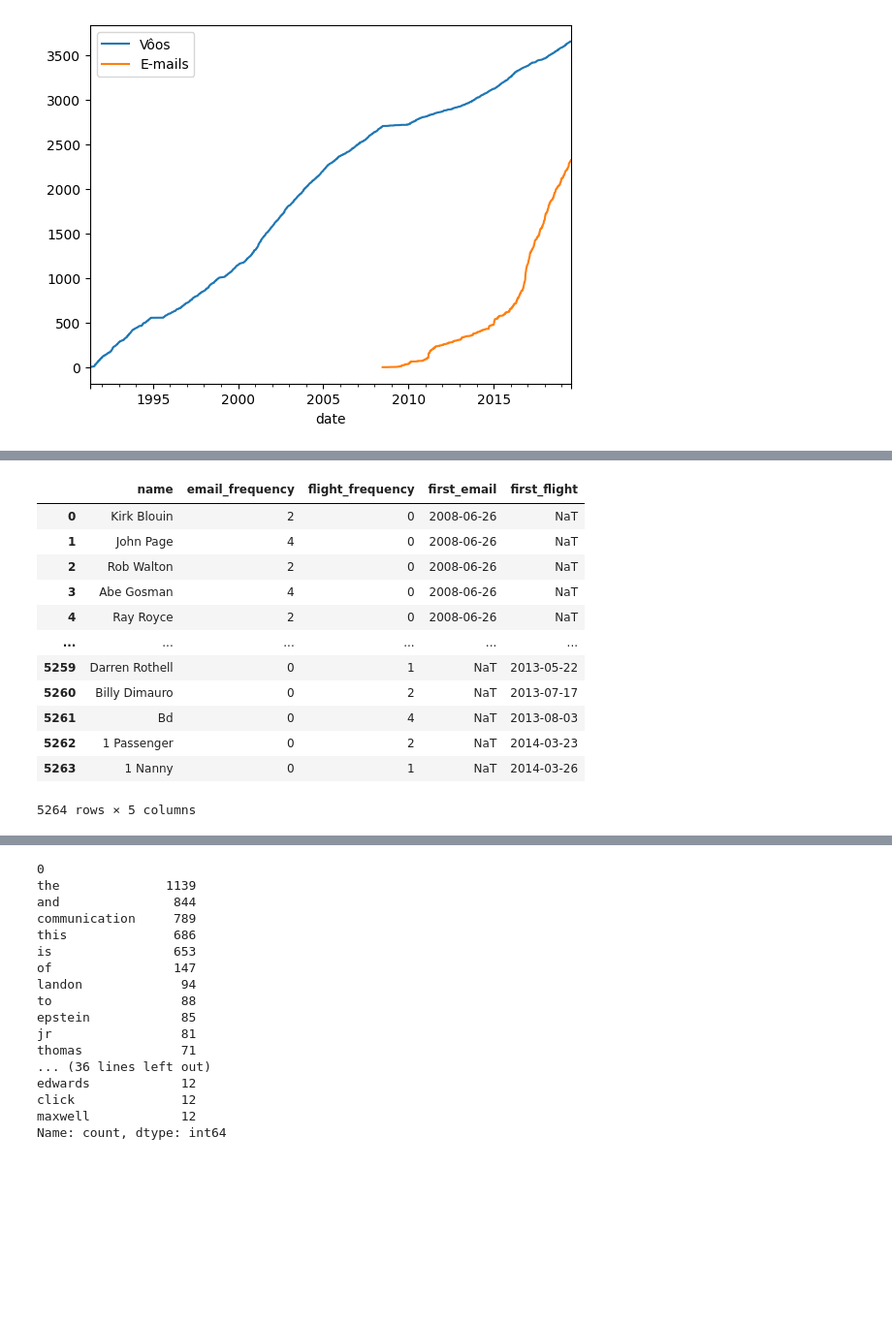
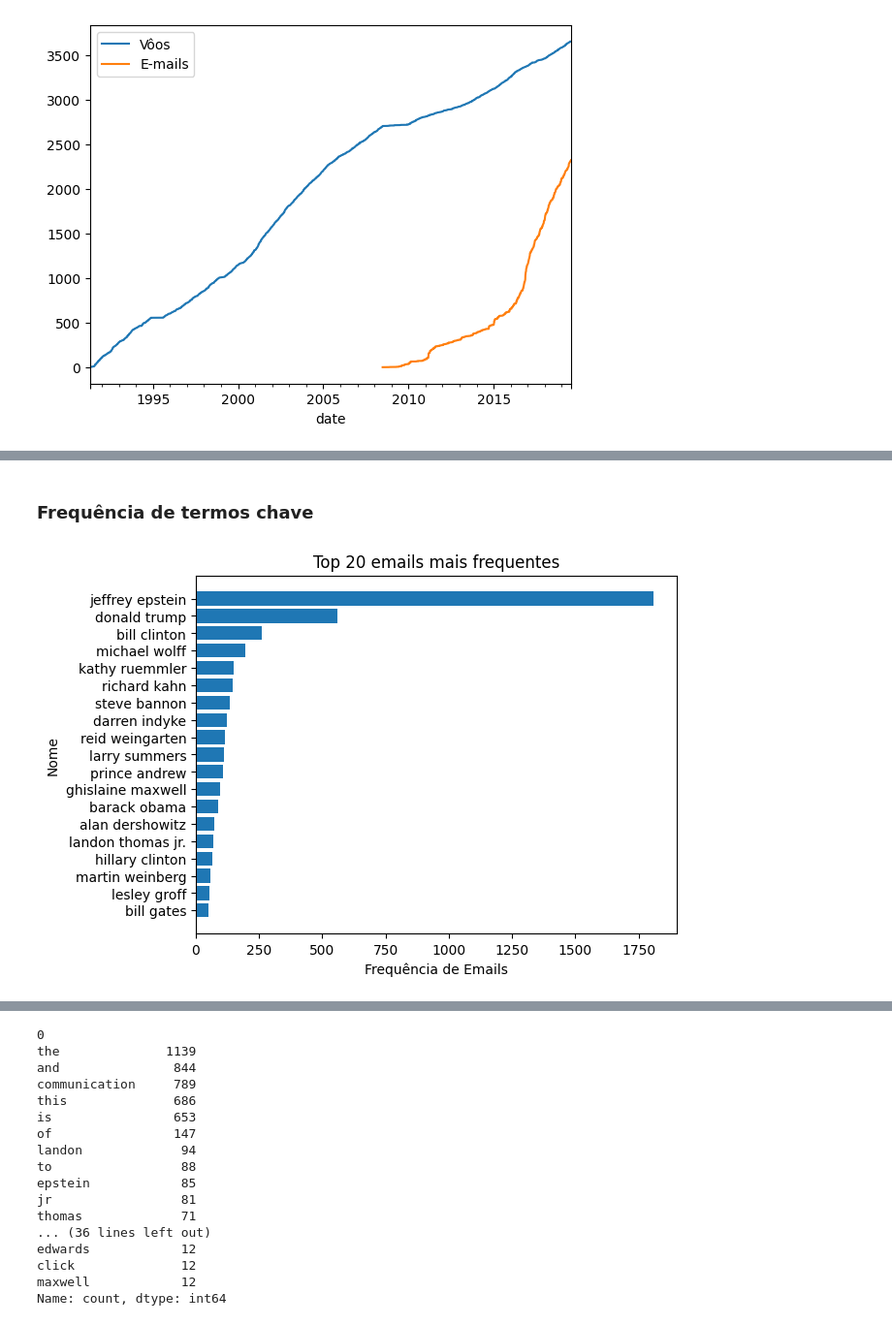
Before and after one commit to GDSMN/mineracao_arquivos_epstein_2026, a Jupyter notebook: exploracao.ipynb, the cells around one changed output, grey strips where cells are left out. Shown at 97% size. Saved outputs shown, nothing was run; the diff lists cells and outputs as text; code cells hidden in the pictures; blank space fills up the shorter version.

```diff
--- a/exploracao.ipynb
+++ b/exploracao.ipynb
@@ -47,16 +109,0 @@ people['first_flight'] = people['name'].apply(
-# %%
-people
-# %% [output]
-|  | name | email_frequency | flight_frequency | first_email | first_flight |
-| 0 | Kirk Blouin | 2 | 0 | 2008-06-26 | NaT |
-| 1 | John Page | 4 | 0 | 2008-06-26 | NaT |
-| 2 | Rob Walton | 2 | 0 | 2008-06-26 | NaT |
-| 3 | Abe Gosman | 4 | 0 | 2008-06-26 | NaT |
-| 4 | Ray Royce | 2 | 0 | 2008-06-26 | NaT |
-| ... | ... | ... | ... | ... | ... |
-| 5259 | Darren Rothell | 0 | 1 | NaT | 2013-05-22 |
-| 5260 | Billy Dimauro | 0 | 2 | NaT | 2013-07-17 |
-| 5261 | Bd | 0 | 4 | NaT | 2013-08-03 |
-| 5262 | 1 Passenger | 0 | 2 | NaT | 2014-03-23 |
-| 5263 | 1 Nanny | 0 | 1 | NaT | 2014-03-26 |
-5264 rows × 5 columns
@@ -62,0 +124,21 @@ people
+# %% [markdown]
+### Frequência de termos chave
+# %%
+mentioned_names = (
+    people[['name', 'email_frequency']]
+    .sort_values(by='email_frequency', ascending=False)
+    .reset_index(drop=True)
+    .head(20)
+)
+
+plt.figure()
+plt.barh(mentioned_names['name'], mentioned_names['email_frequency'])
+plt.gca().invert_yaxis()
+
+plt.xlabel("Frequência de Emails")
+plt.ylabel("Nome")
+plt.title("Top 20 emails mais frequentes")
+
+plt.show()
+# %% [output]
+[figure, added]
```
Also changed, not shown: parts of 33 cells of this notebook.
